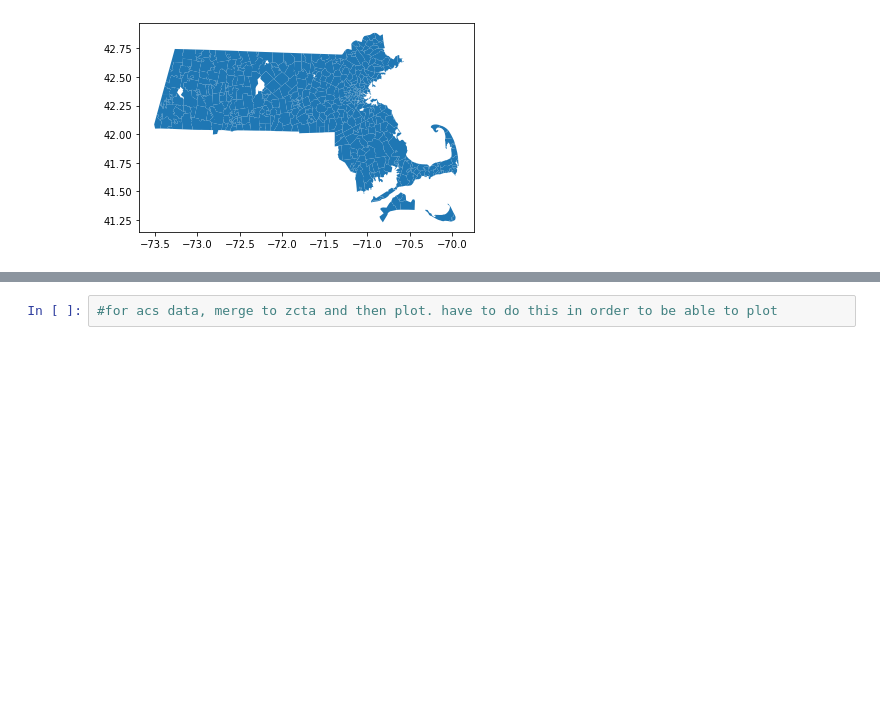
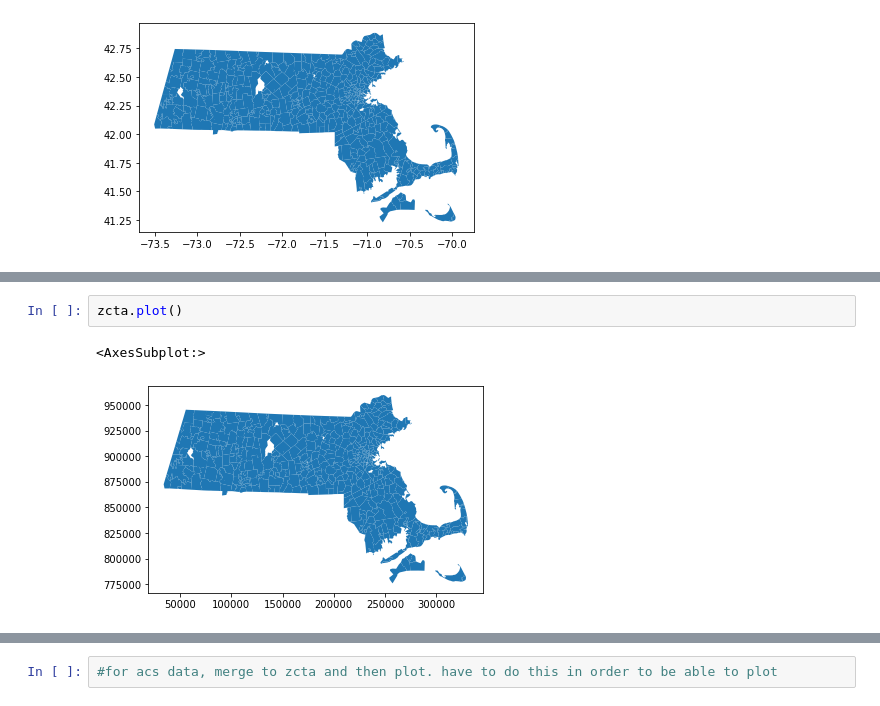
Before and after one commit to kameice97/uep239-finalproject, a Jupyter notebook: UEP 239 Final Assignment.ipynb, the cells around one changed output, grey strips where cells are left out. Cells and saved outputs as stored; diff of their text form; blank space fills up the shorter version.

```diff
--- a/UEP 239 Final Assignment.ipynb
+++ b/UEP 239 Final Assignment.ipynb
@@ -548,0 +585,5 @@ nearest_hospital.plot()
+# %%
+zcta.plot()
+# %% [output]
+<AxesSubplot:>
+[figure, added]
```
Also changed, not shown: parts of 34 cells of this notebook, 1 other file.
